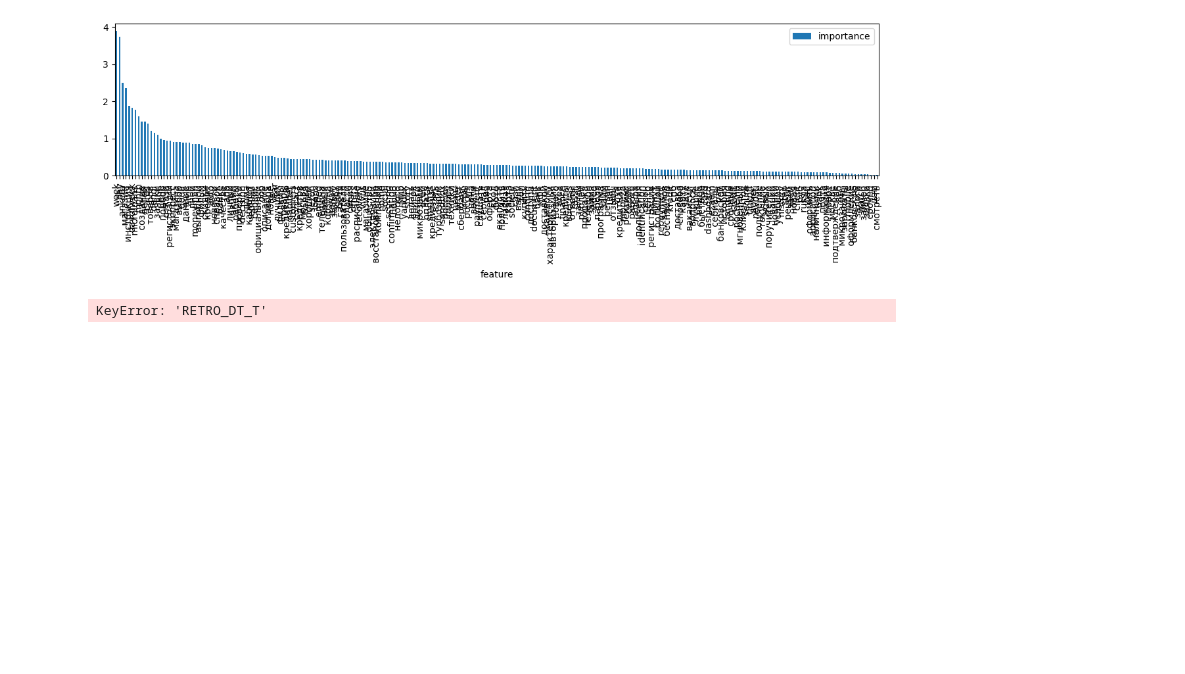
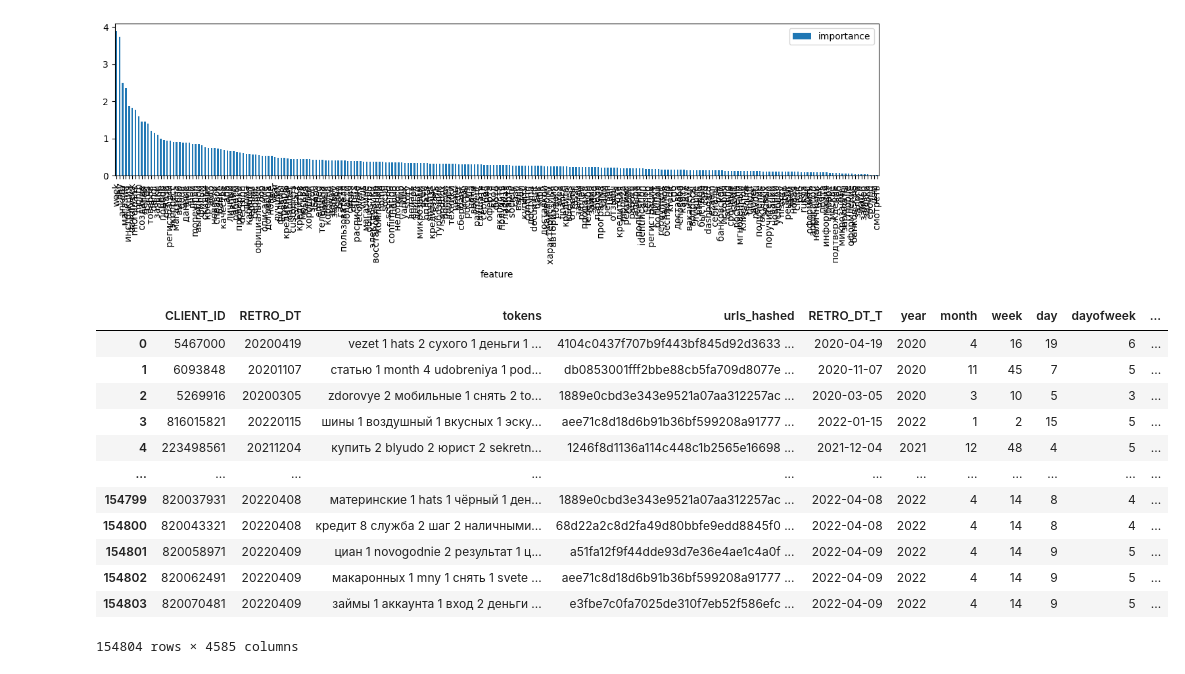
Before and after one commit to iamblobfish/LoLTeXi_HSN, a Jupyter notebook: sasha1.ipynb, the cells around one changed output. Saved outputs shown, nothing was run; the diff lists cells and outputs as text; code cells hidden in the pictures; blank space fills up the shorter version.

```diff
--- a/sasha1.ipynb
+++ b/sasha1.ipynb
@@ -254,18 +196,5 @@ df_importances
 # %%
 проверим на других размерах данных
 # %%
-train300k = pd.read_csv('Source/test.txt', delimiter='\t')
+train300k = pd.read_csv('Source/train.txt', delimiter='\t')
 train300k = train300k.fillna('')
-train300k['RETRO_DT_Т'] = pd.to_datetime(train300k['RETRO_DT_Т'], format = '%Y%m%d')
-train300k['year'] = train300k['RETRO_DT_Т'] .dt.year
-train300k['month'] = train300k['RETRO_DT_Т'] .dt.month
-train300k['week']= train300k['RETRO_DT_Т'].dt.week
-train300k['day'] = train300k['RETRO_DT_Т'].dt.day
-train300k['dayofweek'] = train300k['RETRO_DT_Т'].dt.dayofweek
-
-from sklearn.feature_extraction.text import CountVectorizer
-vectorizer = CountVectorizer(min_df = 10000, token_pattern= r'\D{3,}')
-# corpus = ['This is the first document.','This is the second second document.','And the third one.','Is this the first document?',]
-anst = pd.DataFrame(vectorizer.fit_transform(np.array(train300k.tokens)).toarray(), columns=vectorizer.get_feature_names_out())
-# %% [output]
-KeyError: 'RETRO_DT_Т'
@@ -271,0 +203,7 @@ KeyError: 'RETRO_DT_Т'
+# %%
+train300k['RETRO_DT_T'] = pd.to_datetime(train300k['RETRO_DT'], format = '%Y%m%d')
+train300k['year'] = train300k['RETRO_DT_T'] .dt.year
+train300k['month'] = train300k['RETRO_DT_T'] .dt.month
+train300k['week']= train300k['RETRO_DT_T'].dt.week
+train300k['day'] = train300k['RETRO_DT_T'].dt.day
+train300k['dayofweek'] = train300k['RETRO_DT_T'].dt.dayofweek
@@ -271,0 +218,3 @@ KeyError: 'RETRO_DT_Т'
+# %%
+train300k = pd.concat([train300k, anst[common_features]], axis=1)
+len(train300k.columns)
@@ -271,0 +224,16 @@ KeyError: 'RETRO_DT_Т'
+# %%
+train300k
+# %% [output]
+|  | CLIENT_ID | RETRO_DT | tokens | urls_hashed | RETRO_DT_T | year | month | week | day | dayofweek | ... |
+| 0 | 5467000 | 20200419 | vezet 1 hats 2 сухого 1 деньги 1 ... | 4104c0437f707b9f443bf845d92d3633 ... | 2020-04-19 | 2020 | 4 | 16 | 19 | 6 | ... |
+| 1 | 6093848 | 20201107 | статью 1 month 4 udobreniya 1 pod... | db0853001fff2bbe88cb5fa709d8077e ... | 2020-11-07 | 2020 | 11 | 45 | 7 | 5 | ... |
+| 2 | 5269916 | 20200305 | zdorovye 2 мобильные 1 снять 2 to... | 1889e0cbd3e343e9521a07aa312257ac ... | 2020-03-05 | 2020 | 3 | 10 | 5 | 3 | ... |
+| 3 | 816015821 | 20220115 | шины 1 воздушный 1 вкусных 1 эску... | aee71c8d18d6b91b36bf599208a91777 ... | 2022-01-15 | 2022 | 1 | 2 | 15 | 5 | ... |
+| 4 | 223498561 | 20211204 | купить 2 blyudo 2 юрист 2 sekretn... | 1246f8d1136a114c448c1b2565e16698 ... | 2021-12-04 | 2021 | 12 | 48 | 4 | 5 | ... |
+| ... | ... | ... | ... | ... | ... | ... | ... | ... | ... | ... | ... |
+| 154799 | 820037931 | 20220408 | материнские 1 hats 1 чёрный 1 ден... | 1889e0cbd3e343e9521a07aa312257ac ... | 2022-04-08 | 2022 | 4 | 14 | 8 | 4 | ... |
+| 154800 | 820043321 | 20220408 | кредит 8 служба 2 шаг 2 наличными... | 68d22a2c8d2fa49d80bbfe9edd8845f0 ... | 2022-04-08 | 2022 | 4 | 14 | 8 | 4 | ... |
+| 154801 | 820058971 | 20220409 | циан 1 novogodnie 2 результат 1 ц... | a51fa12f9f44dde93d7e36e4ae1c4a0f ... | 2022-04-09 | 2022 | 4 | 14 | 9 | 5 | ... |
+| 154802 | 820062491 | 20220409 | макаронных 1 mny 1 снять 1 svete ... | aee71c8d18d6b91b36bf599208a91777 ... | 2022-04-09 | 2022 | 4 | 14 | 9 | 5 | ... |
+| 154803 | 820070481 | 20220409 | займы 1 аккаунта 1 вход 2 деньги ... | e3fbe7c0fa7025de310f7eb52f586efc ... | 2022-04-09 | 2022 | 4 | 14 | 9 | 5 | ... |
+154804 rows × 4585 columns
```
Also changed, not shown: parts of 23 cells of this notebook, 2 other files.
